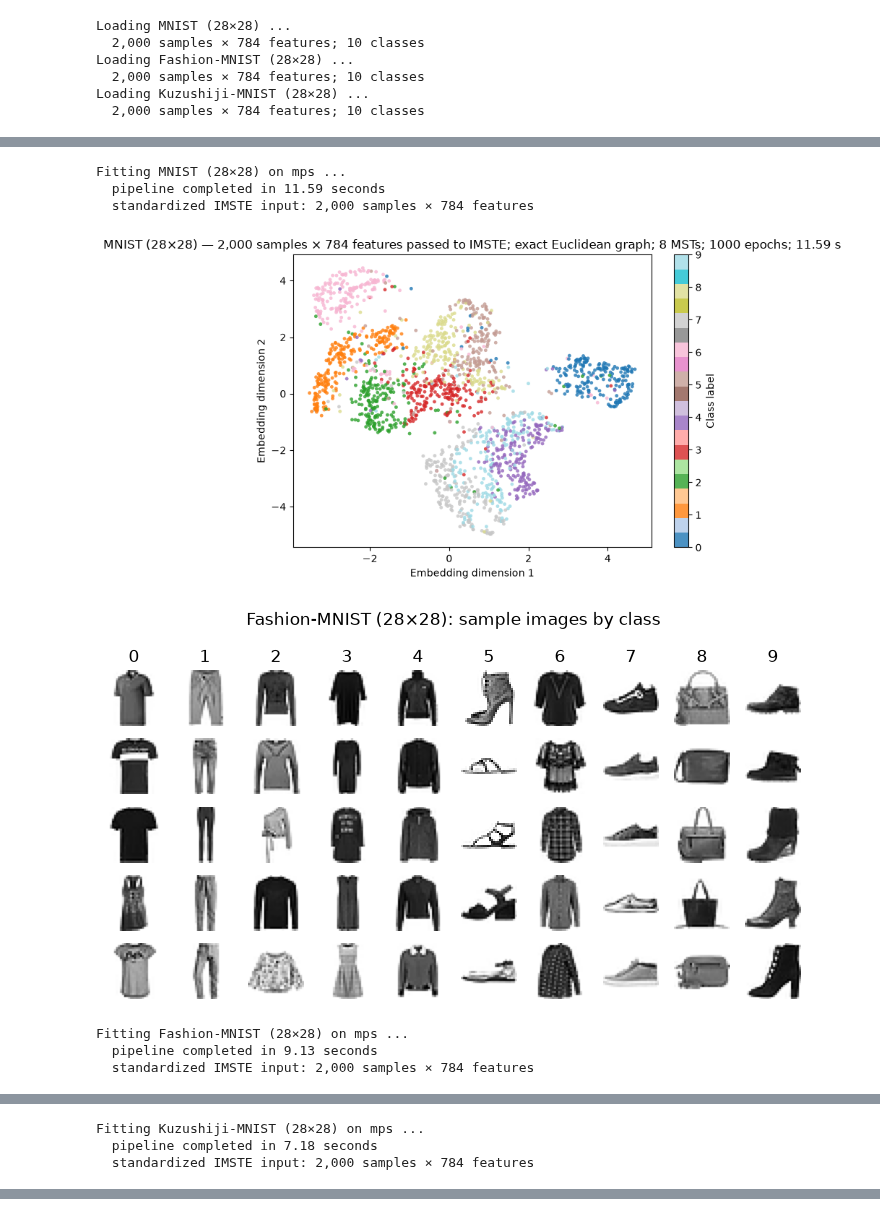
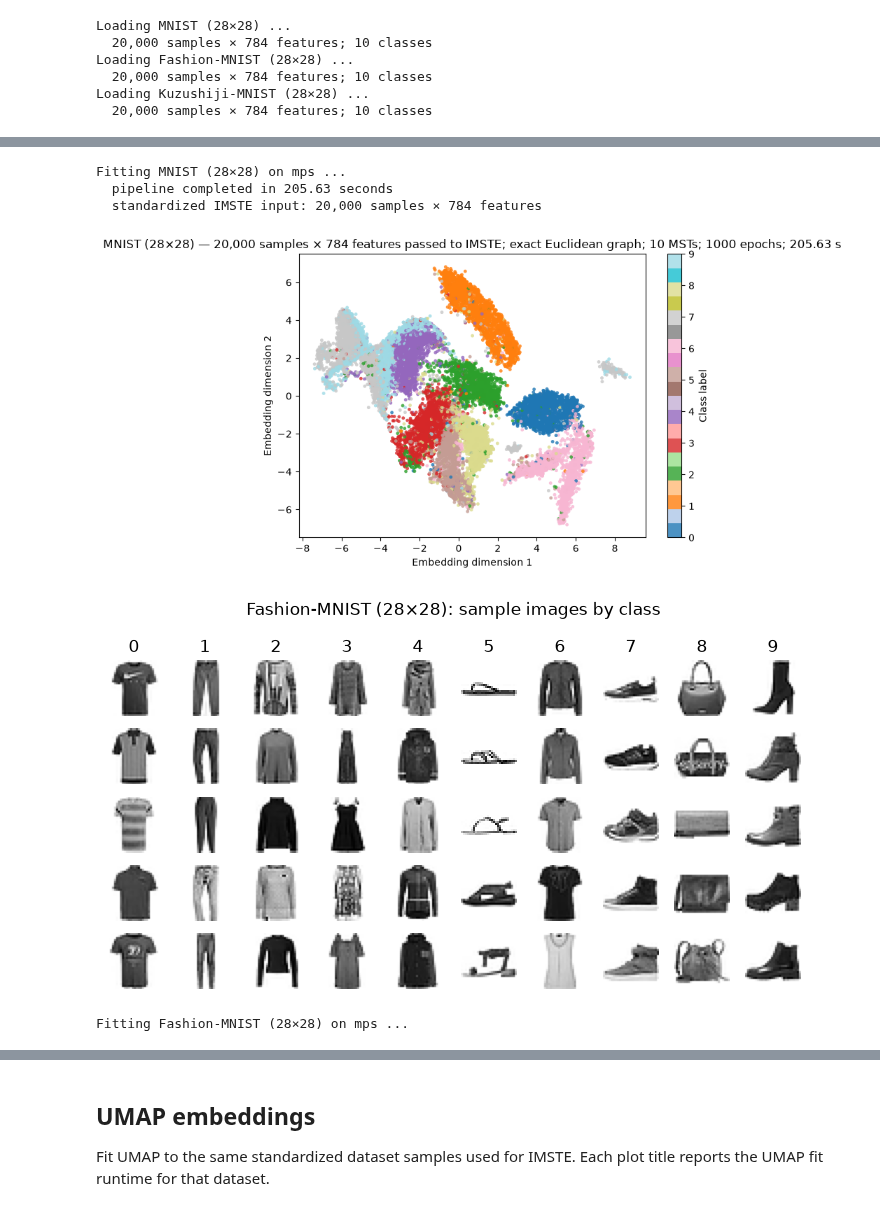
Before and after one commit to fabriziocosta/mst_embedding, a Jupyter notebook: notebooks/high_dim_mst_gallery.ipynb, the cells around one changed output, grey strips where cells are left out. Drawn from its saved outputs; the diff is of its cells as text; code cells hidden in the pictures.

```diff
--- a/notebooks/high_dim_mst_gallery.ipynb
+++ b/notebooks/high_dim_mst_gallery.ipynb
@@ -21,7 +21,7 @@ if repo_root is not None:
 from high_dim_mst_gallery import run_high_dim_mst_gallery
 
 # Dataset
-MAX_SAMPLES = 2000
+MAX_SAMPLES = 20000
 SAMPLE_PLOT_ROWS = 5
 
 #----
@@ -32,7 +32,7 @@ REPULSION_TYPE = "bernoulli" #"bernoulli" or "inverse_distance"
 
 #----
 # Graph construction
-N_MSTS = 8
+N_MSTS = 10
 
 gallery = run_high_dim_mst_gallery(
     max_samples=MAX_SAMPLES,
@@ -45,8 +45,8 @@ gallery = run_high_dim_mst_gallery(
 gallery["summary"]
 # %% [output]
 Loading MNIST (28×28) ...
-  2,000 samples × 784 features; 10 classes
+  20,000 samples × 784 features; 10 classes
 Loading Fashion-MNIST (28×28) ...
-  2,000 samples × 784 features; 10 classes
+  20,000 samples × 784 features; 10 classes
 Loading Kuzushiji-MNIST (28×28) ...
-  2,000 samples × 784 features; 10 classes
+  20,000 samples × 784 features; 10 classes
@@ -54,8 +54,6 @@ Loading Kuzushiji-MNIST (28×28) ...
 Fitting MNIST (28×28) on mps ...
-  pipeline completed in 11.59 seconds
-  standardized IMSTE input: 2,000 samples × 784 features
+  pipeline completed in 205.63 seconds
+  standardized IMSTE input: 20,000 samples × 784 features
-[figure, old version]
+[figure, new version]
-[figure, old version]
+[figure, new version]
 Fitting Fashion-MNIST (28×28) on mps ...
-  pipeline completed in 9.13 seconds
-  standardized IMSTE input: 2,000 samples × 784 features
@@ -64,3 +59,0 @@ Fitting Fashion-MNIST (28×28) on mps ...
-Fitting Kuzushiji-MNIST (28×28) on mps ...
-  pipeline completed in 7.18 seconds
-  standardized IMSTE input: 2,000 samples × 784 features
@@ -71,0 +60,4 @@ Fitting Kuzushiji-MNIST (28×28) on mps ...
+# %% [markdown]
+## UMAP embeddings
+
+Fit UMAP to the same standardized dataset samples used for IMSTE. Each plot title reports the UMAP fit runtime for that dataset.
```
Also changed, not shown: parts of 3 cells of this notebook, 4 other files.
